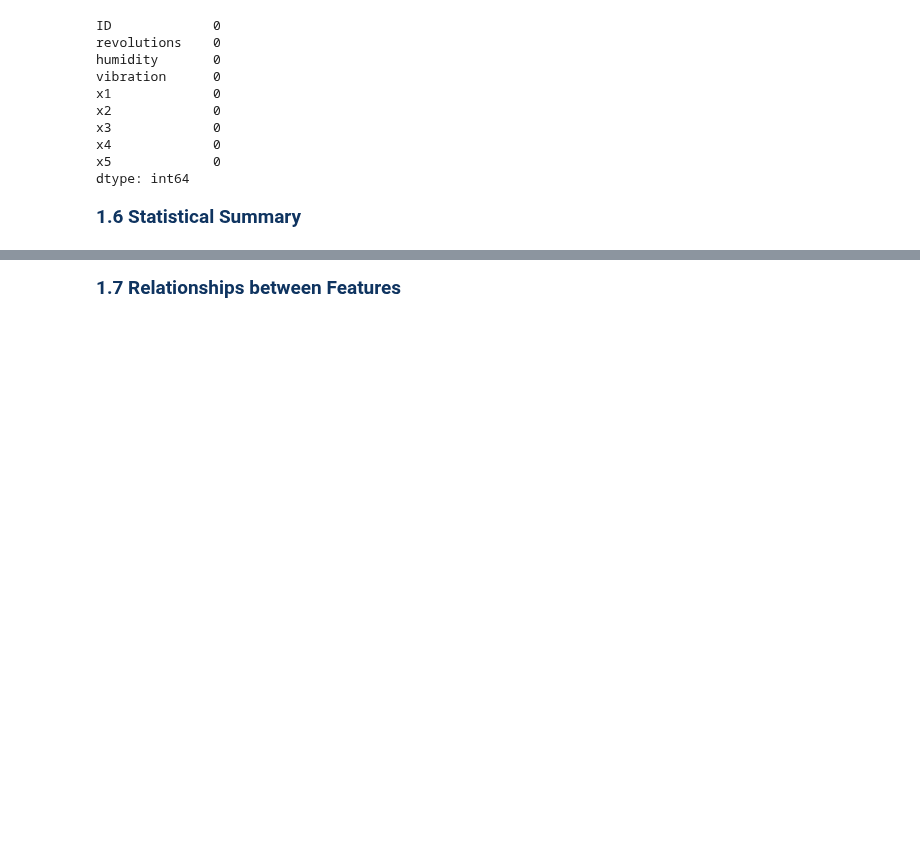
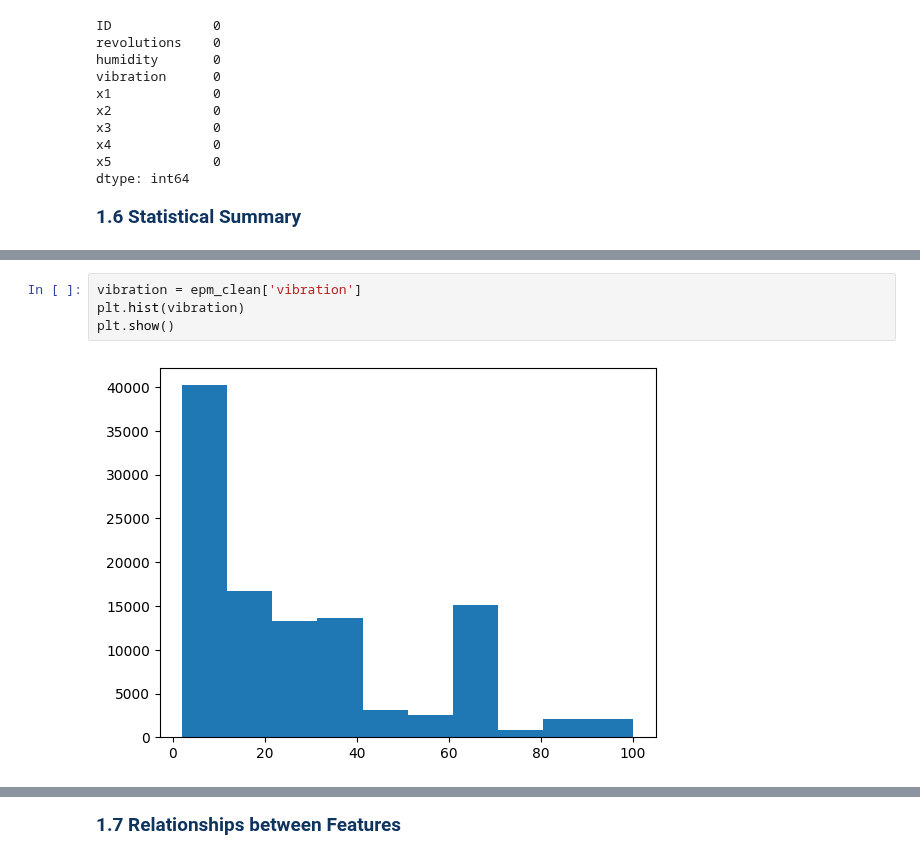
Before and after one commit to Zyad-Abdelhafiz/Elevator-Predictive-Maintenance, a Jupyter notebook: EPM.ipynb, the cells around one changed output, grey strips where cells are left out. Cells and saved outputs as stored; diff of their text form; blank space fills up the shorter version.

```diff
--- a/EPM.ipynb
+++ b/EPM.ipynb
@@ -108,0 +121,6 @@ epm_clean.describe()
+# %%
+vibration = epm_clean['vibration']
+plt.hist(vibration)
+plt.show()
+# %% [output]
+[figure, added]
```
Also changed, not shown: parts of 6 cells of this notebook.
